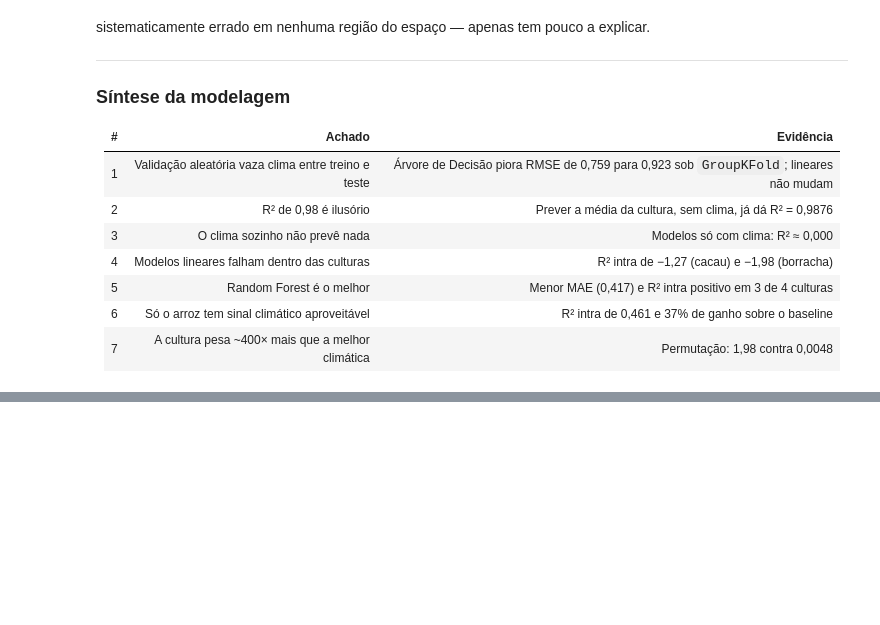
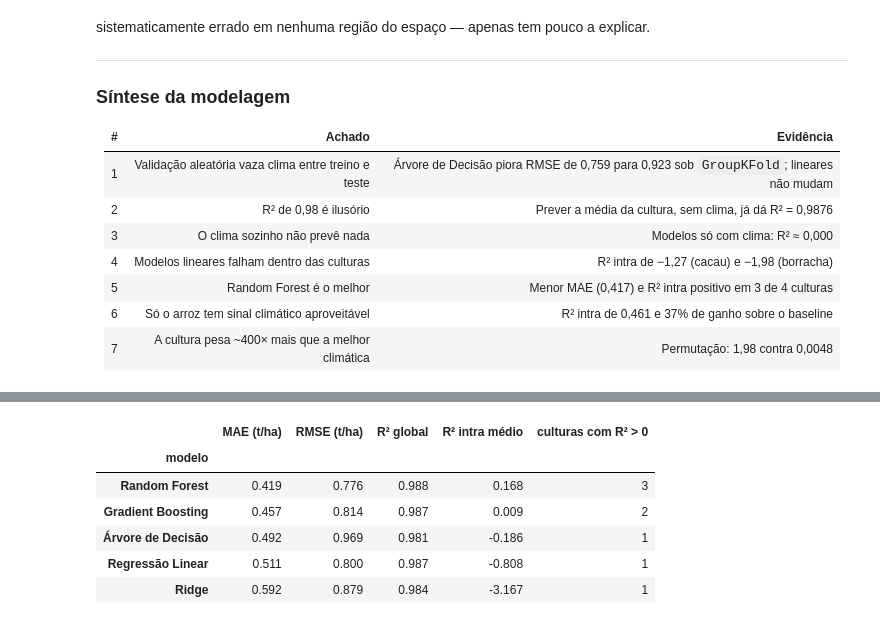
Before and after one commit to kainan-beep/fiap05cap1, a Jupyter notebook: KainanBilibioAguiar_rm570594_pbl_fase4.ipynb, the cells around one changed output, grey strips where cells are left out. Drawn from its saved outputs; the diff is of its cells as text; code cells hidden in the pictures; blank space fills up the shorter version.

```diff
--- a/KainanBilibioAguiar_rm570594_pbl_fase4.ipynb
+++ b/KainanBilibioAguiar_rm570594_pbl_fase4.ipynb
@@ -1523,0 +1533,29 @@ sistematicamente errado em nenhuma região do espaço — apenas tem pouco a exp
+# %%
+# Consolida, para cada modelo, a metrica global e a metrica honesta (intra-cultura)
+resumo = []
+for nome, pred in previsoes_oof.items():
+    r2_por_cultura = [
+        r2_score(y[(df["cultura"] == c).values], pred[(df["cultura"] == c).values])
+        for c in culturas
+    ]
+    resumo.append({
+        "modelo": nome,
+        "MAE (t/ha)": mean_absolute_error(y, pred),
+        "RMSE (t/ha)": root_mean_squared_error(y, pred),
+        "R² global": r2_score(y, pred),
+        "R² intra médio": np.mean(r2_por_cultura),
+        "culturas com R² > 0": int(sum(v > 0 for v in r2_por_cultura)),
+    })
+
+tabela_final = (pd.DataFrame(resumo)
+                  .set_index("modelo")
+                  .sort_values("MAE (t/ha)"))
+mostrar(tabela_final, 3)
+# %% [output]
+|  | MAE (t/ha) | RMSE (t/ha) | R² global | R² intra médio | culturas com R² > 0 |
+| modelo |  |  |  |  |  |
+| Random Forest | 0.419 | 0.776 | 0.988 | 0.168 | 3 |
+| Gradient Boosting | 0.457 | 0.814 | 0.987 | 0.009 | 2 |
+| Árvore de Decisão | 0.492 | 0.969 | 0.981 | -0.186 | 1 |
+| Regressão Linear | 0.511 | 0.800 | 0.987 | -0.808 | 1 |
+| Ridge | 0.592 | 0.879 | 0.984 | -3.167 | 1 |
```
Also changed, not shown: parts of 2 cells of this notebook.
